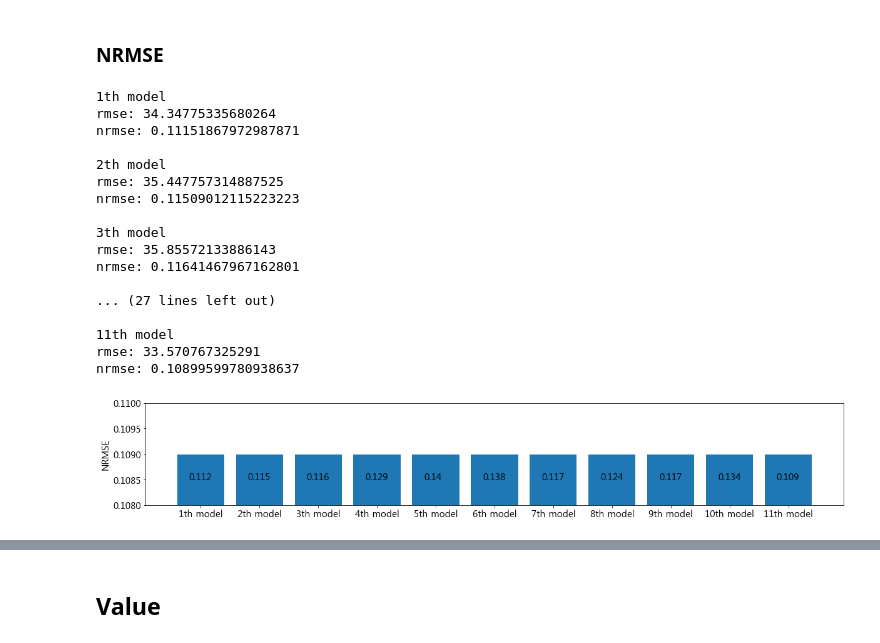
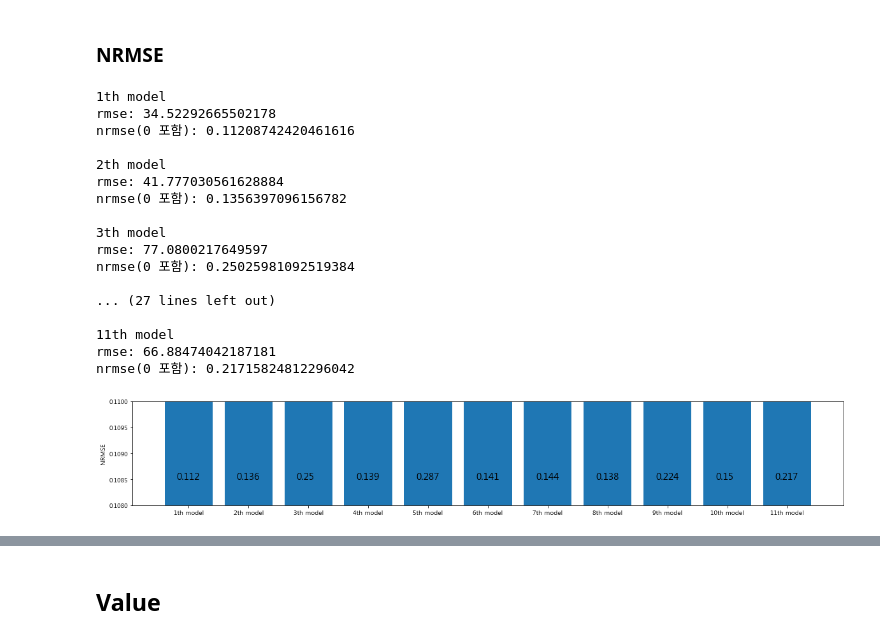
Before and after one commit to DVL-Sejong/SolarPowerPrediction, a Jupyter notebook: src/SolarPowerPrediction/6. Reseult.ipynb, the cells around one changed output, grey strips where cells are left out. Drawn from its saved outputs; the diff is of its cells as text; code cells hidden in the pictures.

```diff
--- a/src/SolarPowerPrediction/6. Reseult.ipynb
+++ b/src/SolarPowerPrediction/6. Reseult.ipynb
@@ -53,7 +38,7 @@ features = [FeatureType.SUNSHINE,
 # %% [markdown]
 ## Results
 # %%
-result_path = os.path.join(root, 'results', '4th trial.csv')
+result_path = os.path.join(root, 'results', 'LSTM-002', 'result.csv')
 result_df = pd.read_csv(result_path, encoding='euc-kr')
 result_df = result_df.set_index('time')
 result_df
@@ -89,34 +74,34 @@ for i in range(len(features)):
 
     print(col_name)
     print('rmse:', rmse)
-    print('nrmse:', nrmse)
+    print('nrmse(0 포함):', nrmse)
     print()
 # %% [output]
 1th model
-rmse: 34.34775335680264
-nrmse: 0.11151867972987871
+rmse: 34.52292665502178
+nrmse(0 포함): 0.11208742420461616
 
 2th model
-rmse: 35.447757314887525
-nrmse: 0.11509012115223223
+rmse: 41.777030561628884
+nrmse(0 포함): 0.1356397096156782
 
 3th model
-rmse: 35.85572133886143
-nrmse: 0.11641467967162801
+rmse: 77.0800217649597
+nrmse(0 포함): 0.25025981092519384
 
 ... (27 lines left out)
 
 11th model
-rmse: 33.570767325291
-nrmse: 0.10899599780938637
+rmse: 66.88474042187181
+nrmse(0 포함): 0.21715824812296042
 # %%
 fig, ax= plt.subplots(1, 1, figsize=(20, 3))
 plt.rcParams.update({'font.size': 15})
-ax.bar(['%dth model' % (i + 1) for i in range(11)], nrmse)
+ax.bar(['%dth model' % (i + 1) for i in range(11)], nrmse_list)
 for index, value in enumerate(nrmse_list):
     ax.text(index - 0.2, 0.1085, str(round(value, 3)))
 plt.ylabel('NRMSE')
 plt.ylim(0.1080, 0.11)
 plt.show()
 # %% [output]
-[figure, old version]
+[figure, new version]
```
Also changed, not shown: parts of 8 cells of this notebook, 3 other files.
